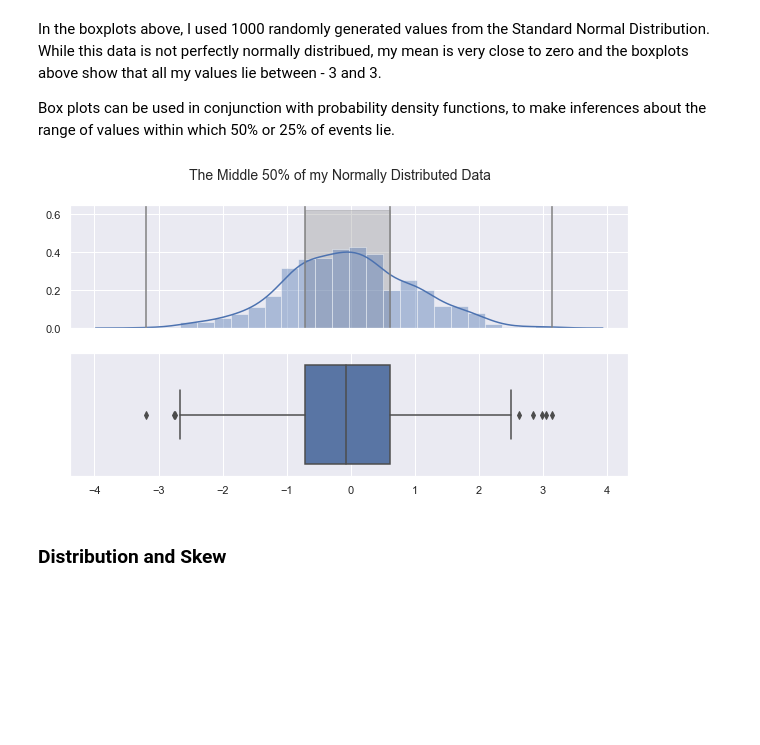
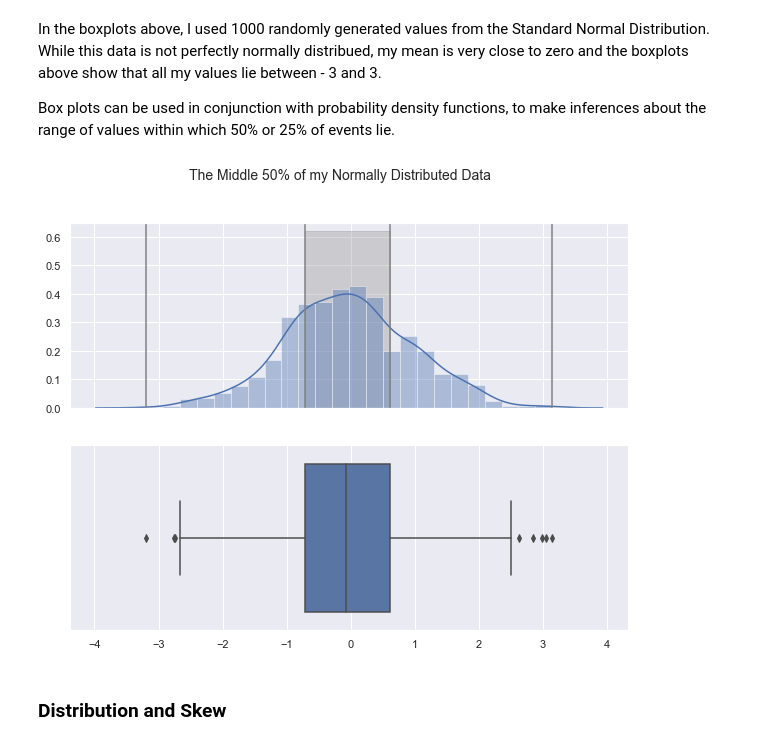
Before and after one commit to MarionMcG/fundamentals_data_analysis, a Jupyter notebook: boxplots.ipynb, the cells around one changed output. Drawn from its saved outputs; the diff is of its cells as text; code cells hidden in the pictures; blank space fills up the shorter version.

```diff
--- a/boxplots.ipynb
+++ b/boxplots.ipynb
@@ -121,26 +121,26 @@ q1 = np.percentile(norm, 25)
 top = np.max(norm)
 bottom = np.min(norm)
 # %%
-f, (ax1, ax2) = plt.subplots(2, 1, figsize=(10, 5), sharex = True);
+f, (ax1, ax2) = plt.subplots(2, 1, sharex = True, figsize=(10, 7.5));
 f.suptitle('The Middle 50% of my Normally Distributed Data', fontsize = 14)
 #Subplot with PDF of normally distributed data and it's box plot
 sns.distplot(norm, ax = ax1);
 sns.boxplot(norm, ax = ax2);
 x = np.arange(-4, 5, step = 1)
 
 # Vertical Lines at Q1 and Q3, max and min
 ax1.axvline(q1, 0, color = 'grey');
 ax1.axvline(q3, 0, color='grey');
 ax1.axvline(top, 0, color='grey');
 ax1.axvline(bottom, 0, color='grey');
 
 # Shading between
 shade = np.linspace(q1,q3)
 ax1.fill_between(shade, q3, alpha=0.3, color = 'grey');
 # Reference: https://stackoverflow.com/questions/49099765/partial-shade-of-distribution-plot-using-seaborn
 # Reference: https://stackoverflow.com/questions/24988448/how-to-draw-vertical-lines-on-a-given-plot-in-matplotlib
 # %% [output]
-[figure, old version]
+[figure, new version]
 # %% [markdown]
 ### Distribution and Skew
 # %% [markdown]
```
Also changed, not shown: parts of 8 cells of this notebook.
